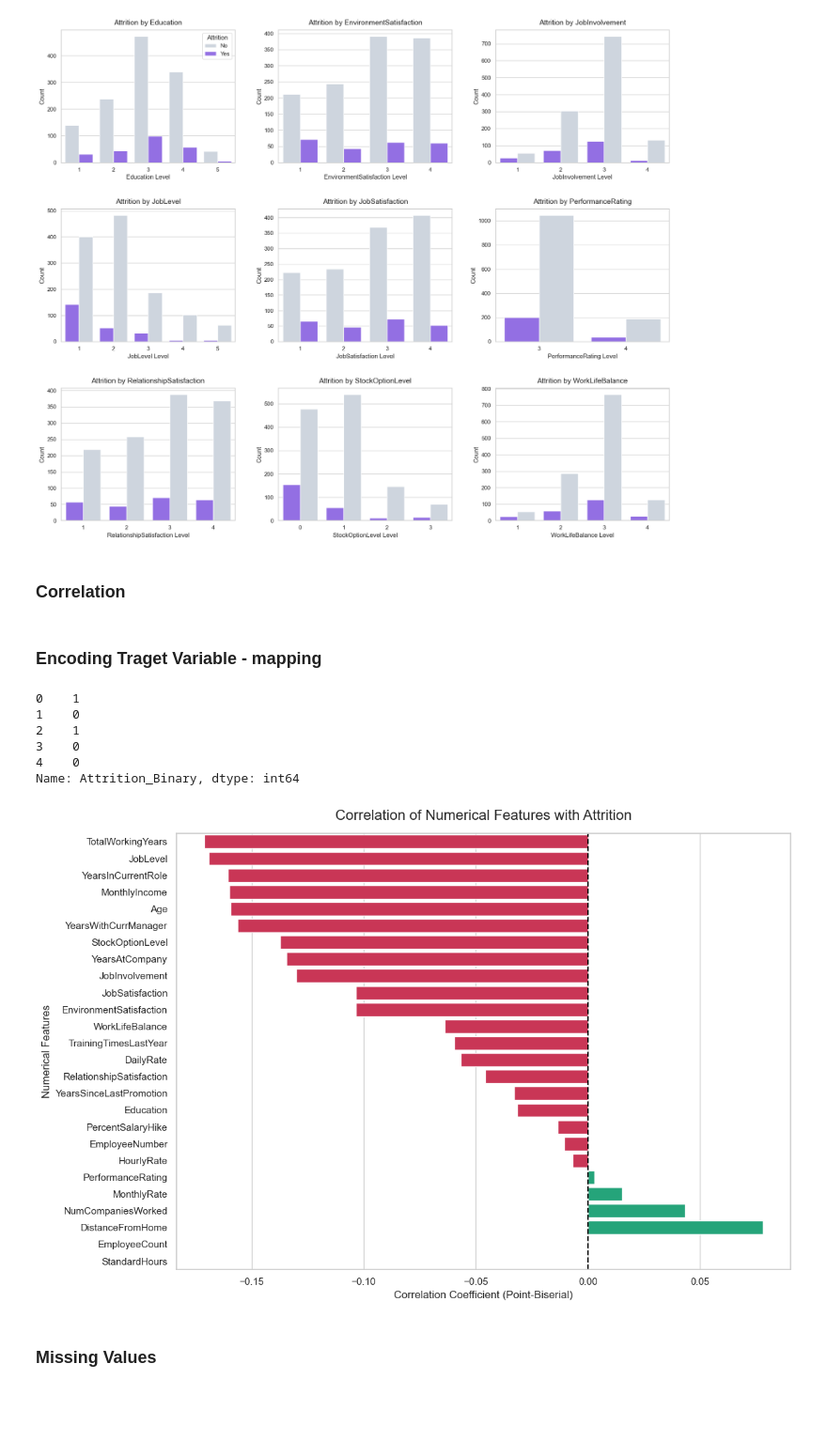
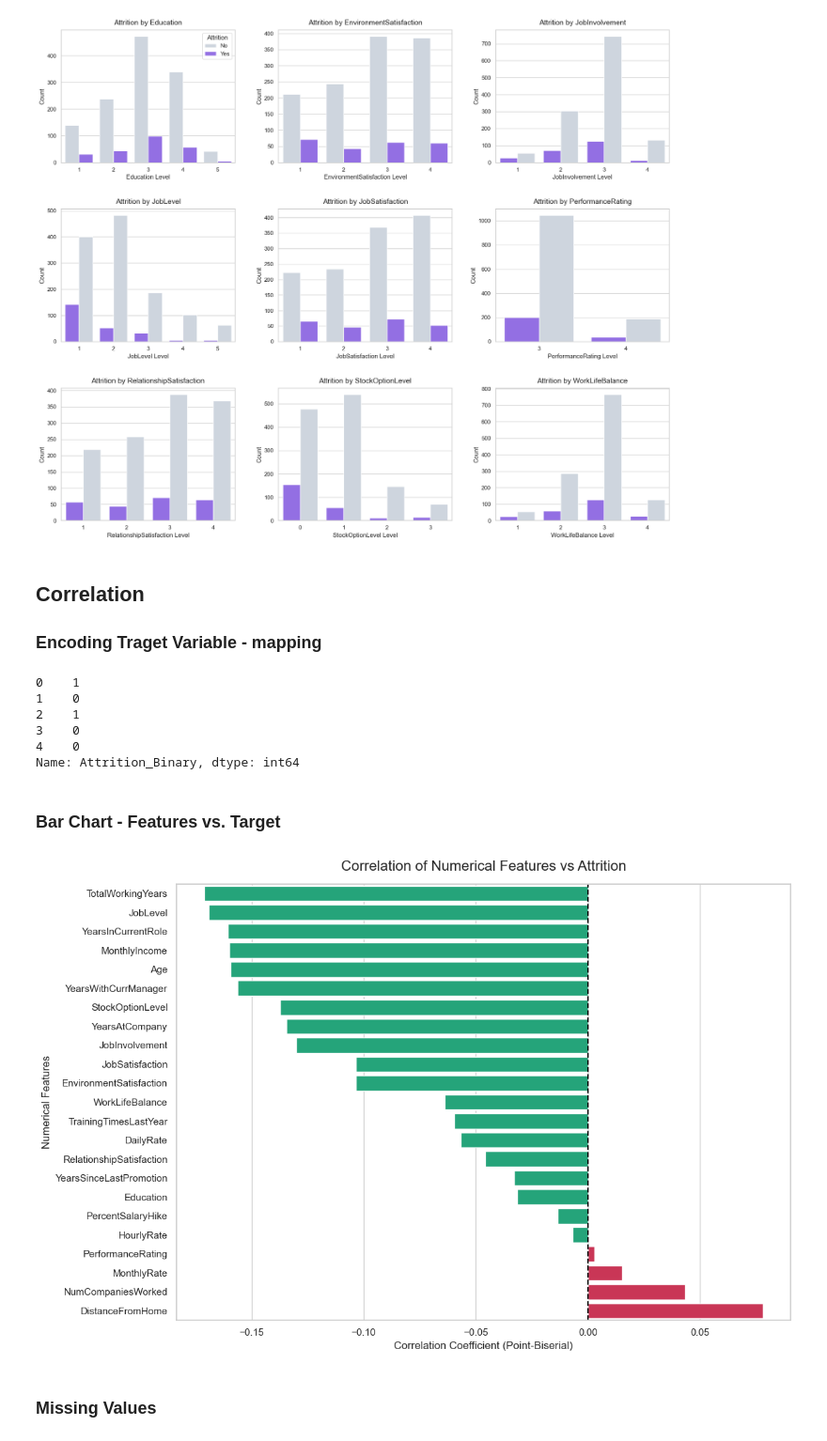
Before and after one commit to moubarak1ezzyani/Retention-AI-API, a Jupyter notebook: notebooks/lab.ipynb, the cells around one changed output. Shown at 94% size. Saved outputs shown, nothing was run; the diff lists cells and outputs as text; code cells hidden in the pictures; blank space fills up the shorter version.

```diff
--- a/notebooks/lab.ipynb
+++ b/notebooks/lab.ipynb
@@ -230,9 +230,8 @@ plt.show()
 # %% [output]
 [figure]
 # %% [markdown]
-### Correlation
+## Correlation
+### Encoding Traget Variable - mapping
-# %% [markdown]
-### Encoding Traget Variable - mapping
 # %%
 # -- Isolate nume cols
 df_num = df_init.select_dtypes(exclude='object').copy()
@@ -247,25 +246,41 @@ df_num['Attrition_Binary'].head()
 3    0
 4    0
 Name: Attrition_Binary, dtype: int64
+# %% [markdown]
+### Bar Chart - Features vs. Target
 # %%
-# --- Calculate correlations with the target
+import matplotlib.pyplot as plt
+import seaborn as sns
+
+# 1. Isolate numerical columns and DROP the useless ones
+useless_cols = ['EmployeeCount', 'StandardHours', 'EmployeeNumber']
+df_num = df_init.select_dtypes(exclude='object').drop(
+    columns=[c for c in useless_cols if c in df_init.columns]
+)
+
+# Map()
+df_num['Attrition_Binary'] = df_init['Attrition'].map({'Yes': 1, 'No': 0})
+
+# 3. Calculate correlations with the target
 correlations = df_num.corr()['Attrition_Binary'].drop('Attrition_Binary').sort_values()
 
-# --- Plot the correlations
+# 4. Plot the correlations
 plt.figure(figsize=(12, 8))
-colors = ['#10b981' if c > 0 else '#e11d48' for c in correlations] # G => (-) | R => (+)
+
+# G (-) & R (+)
+colors = ['#10b981' if c < 0 else '#e11d48' for c in correlations]
 
 sns.barplot(x=correlations.values, y=correlations.index, palette=colors)
 
 plt.title("Correlation of Numerical Features vs Attrition", fontsize=16, pad=15)
 plt.xlabel("Correlation Coefficient (Point-Biserial)", fontsize=12)
 plt.ylabel("Numerical Features", fontsize=12)
 plt.axvline(x=0, color='black', linestyle='--') # center line for reference
 
 plt.tight_layout()
 plt.show()
 # %% [output]
-[figure, old version]
+[figure, new version]
 # %% [markdown]
 ### Missing Values
 # %%
```
Also changed, not shown: parts of 1 cell of this notebook.
